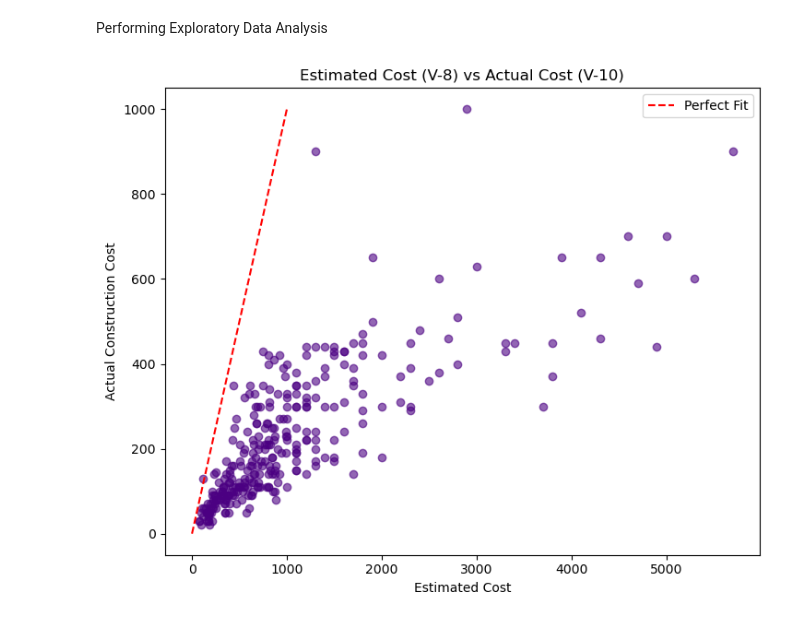
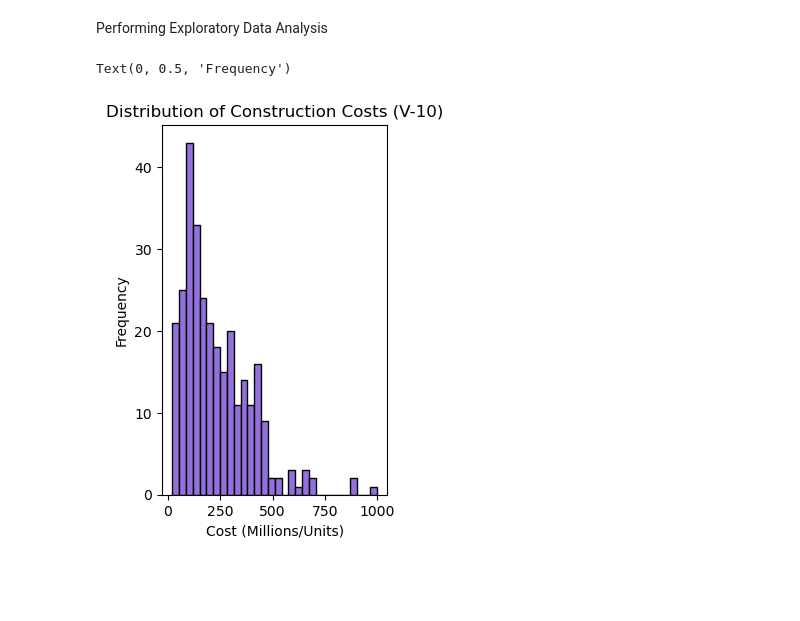
Before and after one commit to aashirnay54/ConstructionMLPOC, a Jupyter notebook: MLPOC.ipynb, the cells around one changed output. Drawn from its saved outputs; the diff is of its cells as text; code cells hidden in the pictures; blank space fills up the shorter version.

```diff
--- a/MLPOC.ipynb
+++ b/MLPOC.ipynb
@@ -53,18 +53,13 @@ X_train, X_test, y_train, y_test = train_test_split(X,y, test_size = .20, random
 # %% [markdown]
 Performing Exploratory Data Analysis
 # %%
-plt.figure(figsize=(14, 6))
-
-#Histogram of Distribution of Construction Costs (V-10)
-plt.subplot(1, 2, 2)
-plt.scatter(X_train['V-8'], y_train, alpha=0.6, color='indigo')
-plt.plot([0, y_train.max()], [0, y_train.max()], 'r--', label='Perfect Fit')
-plt.title("Estimated Cost (V-8) vs Actual Cost (V-10)")
-plt.xlabel("Estimated Cost")
-plt.ylabel("Actual Construction Cost")
-plt.legend()
-
-plt.tight_layout()
-plt.show()
+# Plot A: Target Distribution (Histogram)
+# This shows if costs are normally distributed or skewed.
+plt.subplot(1, 2, 1)
+plt.hist(y_train, bins=30, color='mediumpurple', edgecolor='black')
+plt.title("Distribution of Construction Costs (V-10)")
+plt.xlabel("Cost (Millions/Units)")
+plt.ylabel("Frequency")
 # %% [output]
+Text(0, 0.5, 'Frequency')
-[figure, old version]
+[figure, new version]
```
Also changed, not shown: parts of 7 cells of this notebook.
